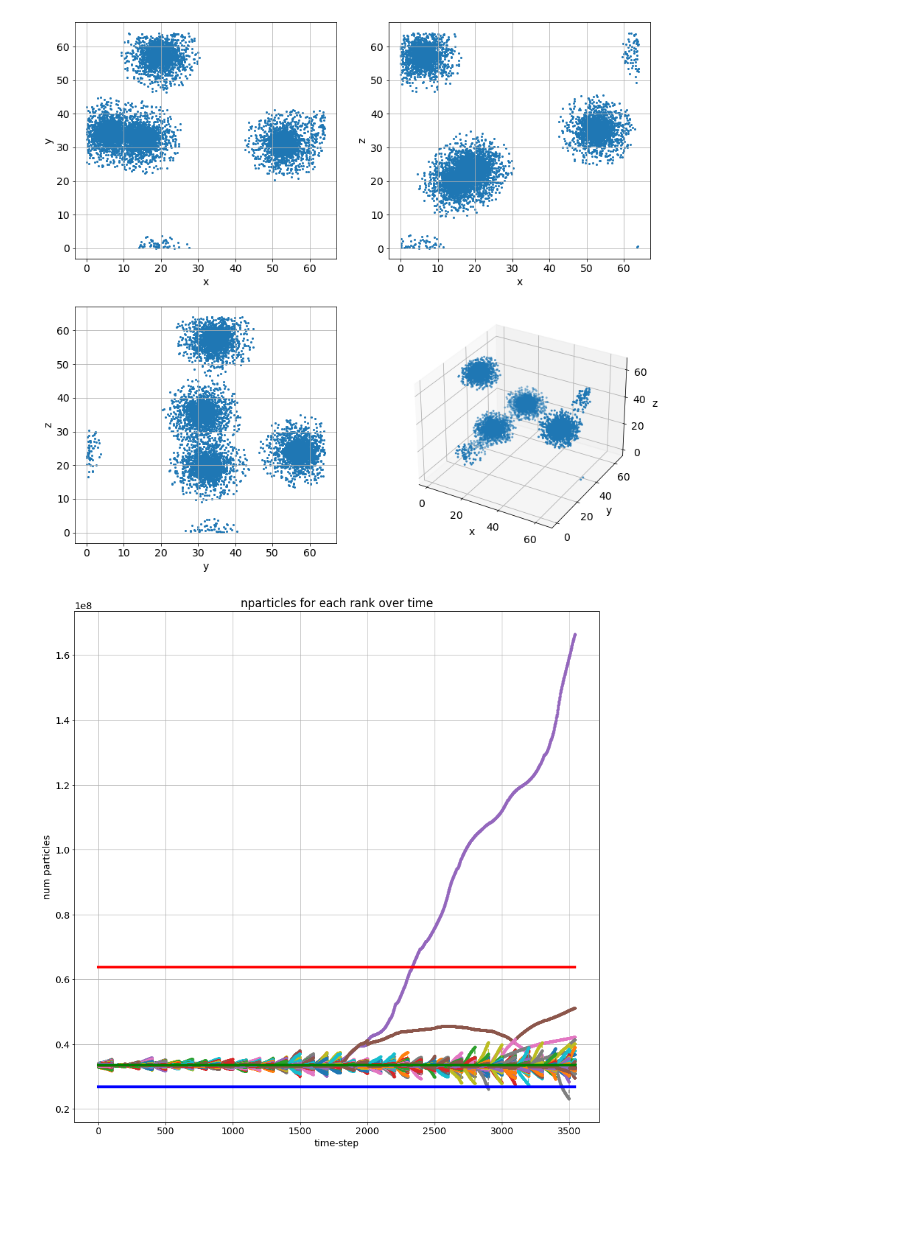
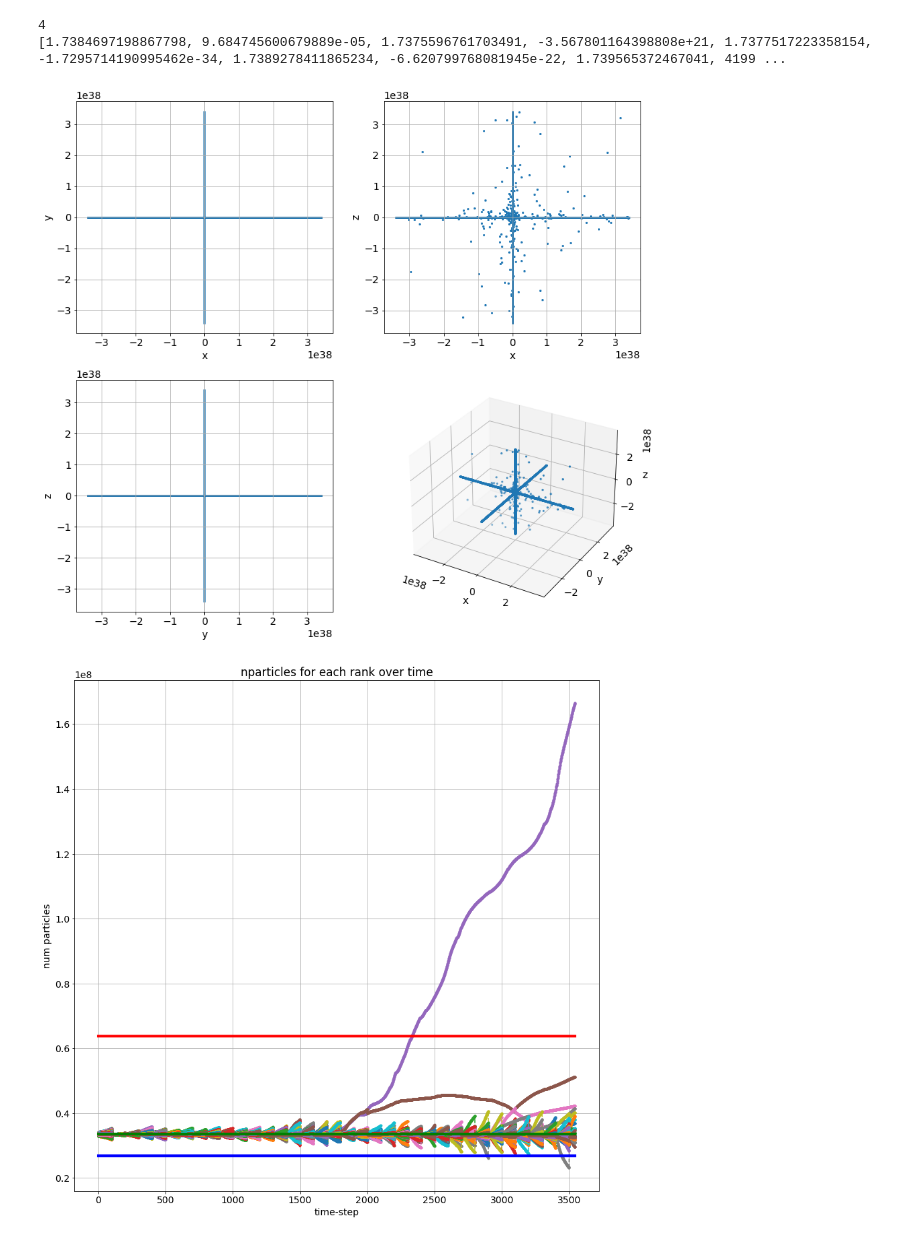
Before and after one commit to xjka/LoadBalancing, a Jupyter notebook: notebook.ipynb, the cells around one changed output. Drawn from its saved outputs; the diff is of its cells as text; code cells hidden in the pictures; blank space fills up the shorter version.

```diff
--- a/notebook.ipynb
+++ b/notebook.ipynb
@@ -9,43 +9,51 @@ plt.rcParams.update({'font.size':14})
 SIZEOFLONG=8
 SIZEOFINT=4
 SIZEOFFLOAT=4
-with open('runtest/rand_init/rand_init.nyx','rb') as file:
+mn = -28.49
+mx = 28.49
+#fname = 'runtest/rand_init/rand_init.nyx'
+fname = 'runtest/64sssss_20mpc.nyx'
+with open(fname,'rb') as file:
     nparticles = unpack('l', file.read(SIZEOFLONG))[0]
     numdim = unpack('i', file.read(SIZEOFINT))[0]
     nx = unpack('i', file.read(SIZEOFINT))[0]
+    print(nx)
     line = file.read(SIZEOFFLOAT*(3+nx))
     pdict = {'x' : [], 'y': [], 'z':[], 'mass': [], 'vx': [], 'vy': [], 'vz': []}
     while(line):
         x,y,z,mass,vx,vy,vz = unpack('f'*(3+nx),line)
         pdict['x'].append(x)
         pdict['y'].append(y)
         pdict['z'].append(z)
         line = file.read(SIZEOFFLOAT*(3+nx))
-        #pdict['mass'].append(mass)
+        pdict['mass'].append(mass)
         #pdict['vx'].append(vx)
         #pdict['vy'].append(vy)
         #pdict['vz'].append(vz)
 
+print(pdict['mass'][150:250])
 fig= plt.figure(figsize=(14,13))
 ax1 = fig.add_subplot(221)
 ax1.scatter(pdict['x'], pdict['y'], s=4)
 ax1.grid()
-ax1.set(xlabel='x', ylabel='y')
+ax1.set(xlabel='x', ylabel='y')#, xlim=[mn,mx], ylim=[mn,mx])
 ax2 = fig.add_subplot(222)
 ax2.scatter(pdict['x'], pdict['z'], s=4)
 ax2.grid()
-ax2.set(xlabel='x', ylabel='z')
+ax2.set(xlabel='x', ylabel='z')#, xlim=[mn,mx], ylim=[mn,mx])
 ax3 = fig.add_subplot(223)
 ax3.scatter(pdict['y'], pdict['z'], s=4)
 ax3.grid()
-ax3.set(xlabel='y', ylabel='z')
+ax3.set(xlabel='y', ylabel='z')#, xlim=[mn,mx], ylim=[mn,mx])
 ax4 = fig.add_subplot(224, projection='3d')
 ax4.scatter(pdict['x'], pdict['y'], pdict['z'], s=4)
 ax4.grid()
-ax4.set(xlabel='x', ylabel='y', zlabel='z')
+ax4.set(xlabel='x', ylabel='y', zlabel='z')#, xlim=[mn,mx], ylim=[mn,mx], zlim=[mn,mx])
 plt.show()
 # %% [output]
+4
+[1.7384697198867798, 9.684745600679889e-05, 1.7375596761703491, -3.567801164398808e+21, 1.7377517223358154, -1.7295714190995462e-34, 1.7389278411865234, -6.620799768081945e-22, 1.739565372467041, 4199 ...
-[figure, old version]
+[figure, new version]
 # %%
 def plot_rank_loads(filename='Nyx/Exec/LoadBalancingTests/rank_loads', idx=0,ovr=1.2):
     SIZEOFLONG = 8
```
Also changed, not shown: 4 other files.
